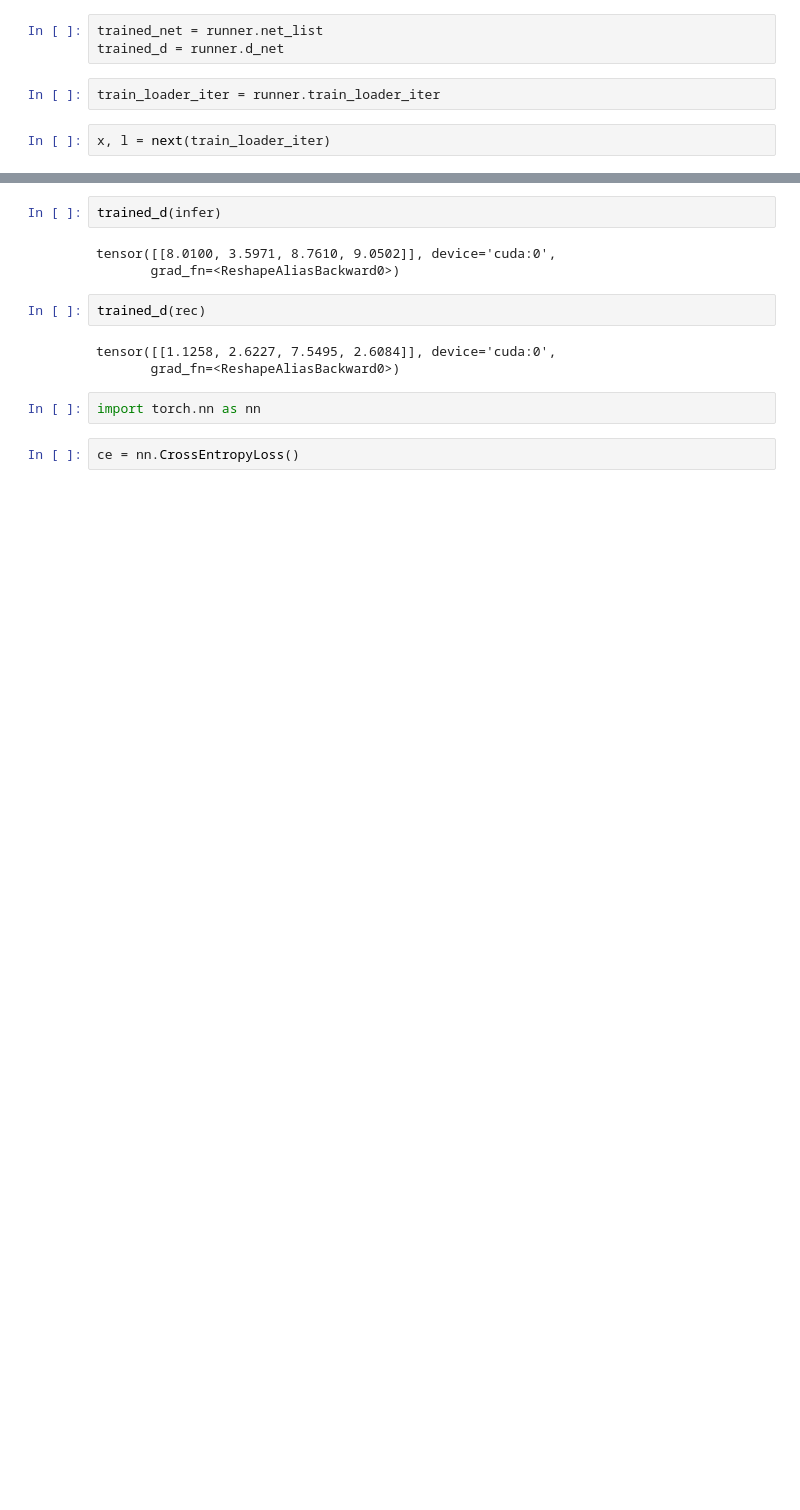
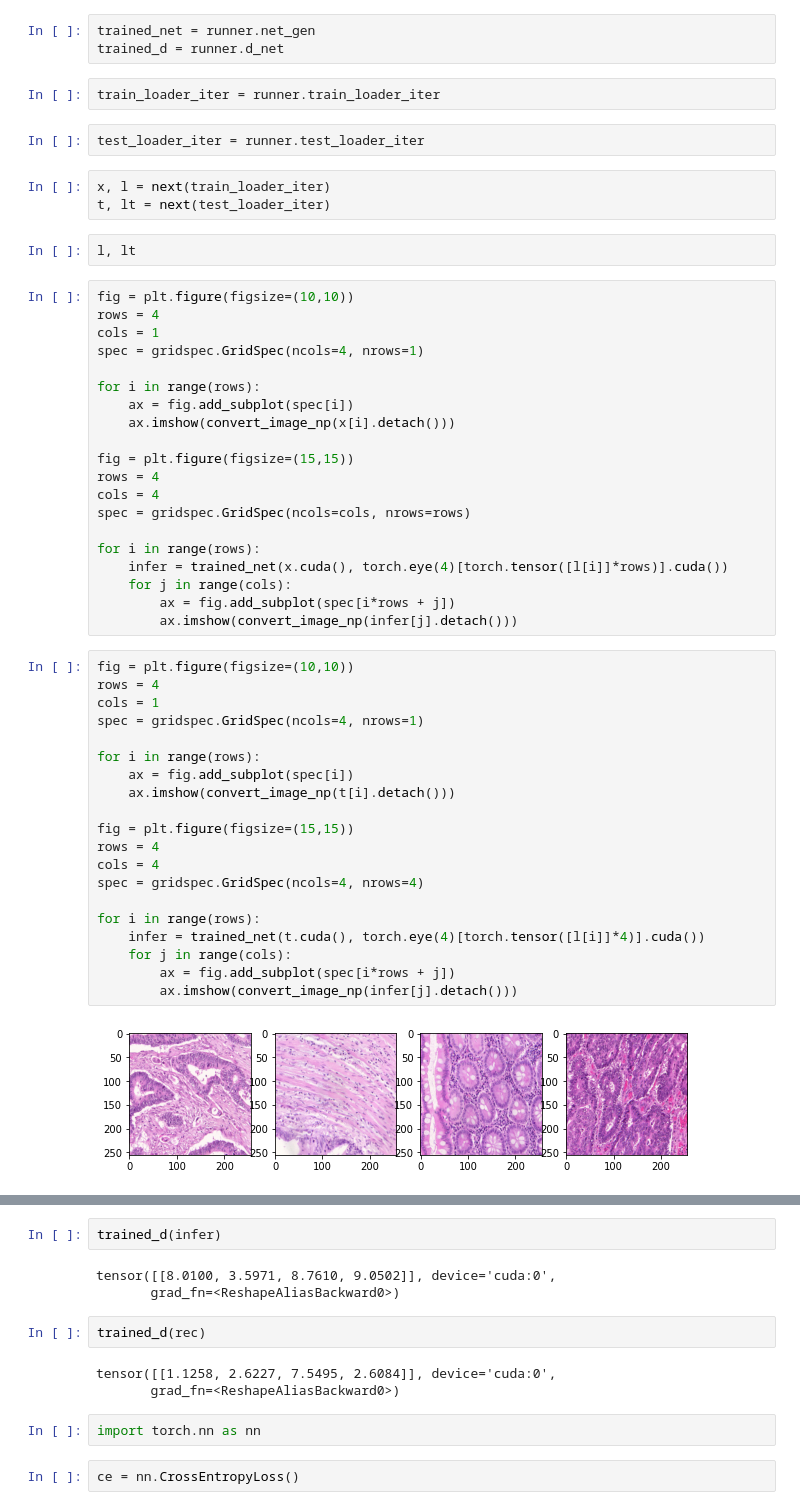
Before and after one commit to jwkweon/Pathology_SinIR, a Jupyter notebook: multipathnorm.ipynb, the cells around one changed output, grey strips where cells are left out. Drawn from its saved outputs; the diff is of its cells as text; blank space fills up the shorter version.

```diff
--- a/multipathnorm.ipynb
+++ b/multipathnorm.ipynb
@@ -56,7 +59,54 @@ runner.train()
 # %%
-trained_net = runner.net_list
+trained_net = runner.net_gen
 trained_d = runner.d_net
 # %%
 train_loader_iter = runner.train_loader_iter
+# %%
+test_loader_iter = runner.test_loader_iter
 # %%
 x, l = next(train_loader_iter)
+t, lt = next(test_loader_iter)
+# %%
+l, lt
+# %%
+fig = plt.figure(figsize=(10,10))
+rows = 4
+cols = 1
+spec = gridspec.GridSpec(ncols=4, nrows=1)
+
+for i in range(rows):
+    ax = fig.add_subplot(spec[i])
+    ax.imshow(convert_image_np(x[i].detach()))
+
+fig = plt.figure(figsize=(15,15))
+rows = 4
+cols = 4
+spec = gridspec.GridSpec(ncols=cols, nrows=rows)
+
+for i in range(rows):
+    infer = trained_net(x.cuda(), torch.eye(4)[torch.tensor([l[i]]*rows)].cuda())
+    for j in range(cols):
+        ax = fig.add_subplot(spec[i*rows + j])
+        ax.imshow(convert_image_np(infer[j].detach()))
+# %%
+fig = plt.figure(figsize=(10,10))
+rows = 4
+cols = 1
+spec = gridspec.GridSpec(ncols=4, nrows=1)
+
+for i in range(rows):
+    ax = fig.add_subplot(spec[i])
+    ax.imshow(convert_image_np(t[i].detach()))
+
+fig = plt.figure(figsize=(15,15))
+rows = 4
+cols = 4
+spec = gridspec.GridSpec(ncols=4, nrows=4)
+
+for i in range(rows):
+    infer = trained_net(t.cuda(), torch.eye(4)[torch.tensor([l[i]]*4)].cuda())
+    for j in range(cols):
+        ax = fig.add_subplot(spec[i*rows + j])
+        ax.imshow(convert_image_np(infer[j].detach()))
+# %% [output]
+[figure, added]
```
Also changed, not shown: parts of 16 cells of this notebook, 3 other files.
